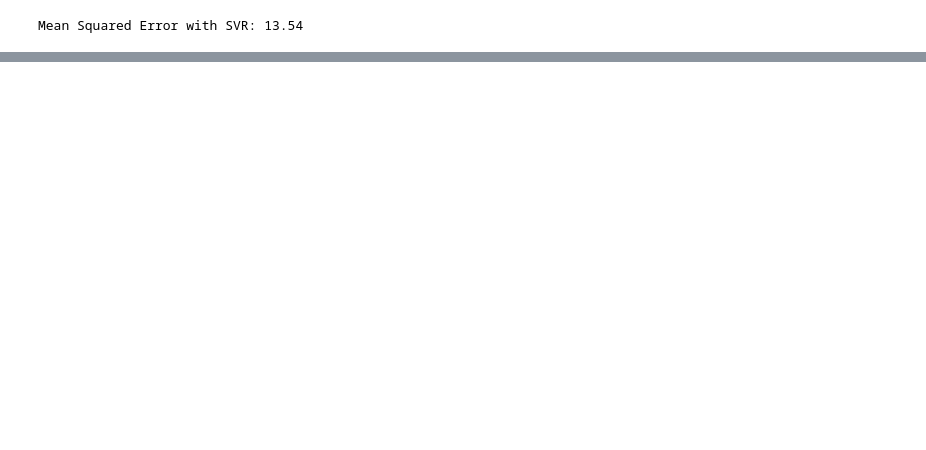
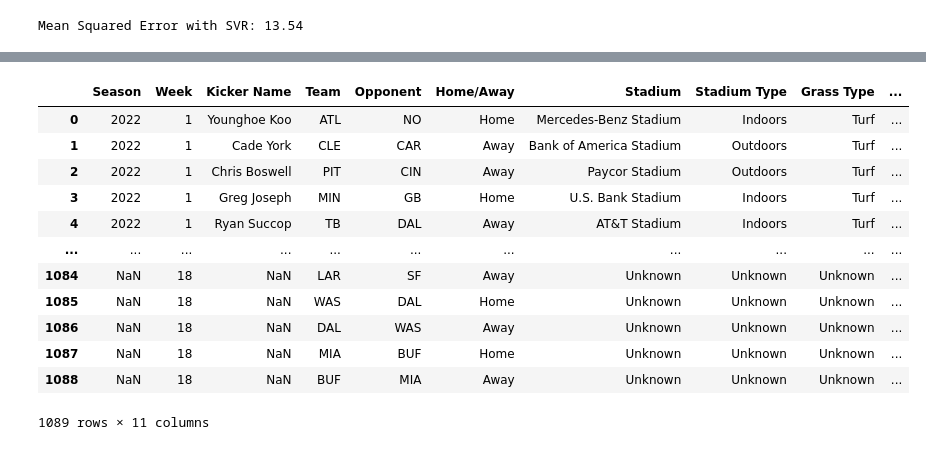
Before and after one commit to ronitkapoor0106/Fantasy-Football-Kicker-Analysis, a Jupyter notebook: Fantasy_Football_Analysis.ipynb, the cells around one changed output, grey strips where cells are left out. Drawn from its saved outputs; the diff is of its cells as text; code cells hidden in the pictures; blank space fills up the shorter version.

```diff
--- a/Fantasy_Football_Analysis.ipynb
+++ b/Fantasy_Football_Analysis.ipynb
@@ -828,0 +928,71 @@ Mean Squared Error with SVR: 13.54
+# %%
+scraped_df = pd.DataFrame(all_games)
+
+
+# Function to add wind speed data to the DataFrame
+def add_wind_speed(df, scraped_df):
+    # Create a new DataFrame for the additional entries
+    additional_entries = []
+
+    for _, row in scraped_df.iterrows():
+        home_team = row['home_team']
+        away_team = row['away_team']
+        wind_speed = row['wind_speed']
+        week = row['week']
+
+        # Create entries for both teams
+        home_entry = {
+            'Week': week,
+            'Team': home_team,
+            'Opponent': away_team,
+            'Home/Away': 'Home',
+            'Stadium': 'Unknown',  # Add any additional information if available
+            'Stadium Type': 'Unknown',
+            'Grass Type': 'Unknown',
+            'Fantasy Points': 0,  # Placeholder
+            'Wind': wind_speed
+        }
+        away_entry = {
+            'Week': week,
+            'Team': away_team,
+            'Opponent': home_team,
+            'Home/Away': 'Away',
+            'Stadium': 'Unknown',  # Add any additional information if available
+            'Stadium Type': 'Unknown',
+            'Grass Type': 'Unknown',
+            'Fantasy Points': 0,  # Placeholder
+            'Wind': wind_speed
+        }
+
+        additional_entries.append(home_entry)
+        additional_entries.append(away_entry)
+
+    # Convert additional entries to DataFrame
+    additional_df = pd.DataFrame(additional_entries)
+
+    # Append additional entries to the existing DataFrame
+    updated_df = pd.concat([df, additional_df], ignore_index=True)
+
+    return updated_df
+
+# Integrate wind speed data
+updated_df = add_wind_speed(df, scraped_df)
+
+# Save the updated DataFrame with the new entries
+updated_df.to_csv('kickers_stats_final.csv', index=False)
+
+updated_df
+# %% [output]
+|  | Season | Week | Kicker Name | Team | Opponent | Home/Away | Stadium | Stadium Type | Grass Type | ... |
+| 0 | 2022 | 1 | Younghoe Koo | ATL | NO | Home | Mercedes-Benz Stadium | Indoors | Turf | ... |
+| 1 | 2022 | 1 | Cade York | CLE | CAR | Away | Bank of America Stadium | Outdoors | Turf | ... |
+| 2 | 2022 | 1 | Chris Boswell | PIT | CIN | Away | Paycor Stadium | Outdoors | Turf | ... |
+| 3 | 2022 | 1 | Greg Joseph | MIN | GB | Home | U.S. Bank Stadium | Indoors | Turf | ... |
+| 4 | 2022 | 1 | Ryan Succop | TB | DAL | Away | AT&T Stadium | Indoors | Turf | ... |
+| ... | ... | ... | ... | ... | ... | ... | ... | ... | ... | ... |
+| 1084 | NaN | 18 | NaN | LAR | SF | Away | Unknown | Unknown | Unknown | ... |
+| 1085 | NaN | 18 | NaN | WAS | DAL | Home | Unknown | Unknown | Unknown | ... |
+| 1086 | NaN | 18 | NaN | DAL | WAS | Away | Unknown | Unknown | Unknown | ... |
+| 1087 | NaN | 18 | NaN | MIA | BUF | Home | Unknown | Unknown | Unknown | ... |
+| 1088 | NaN | 18 | NaN | BUF | MIA | Away | Unknown | Unknown | Unknown | ... |
+1089 rows × 11 columns
```
Also changed, not shown: parts of 12 cells of this notebook.
